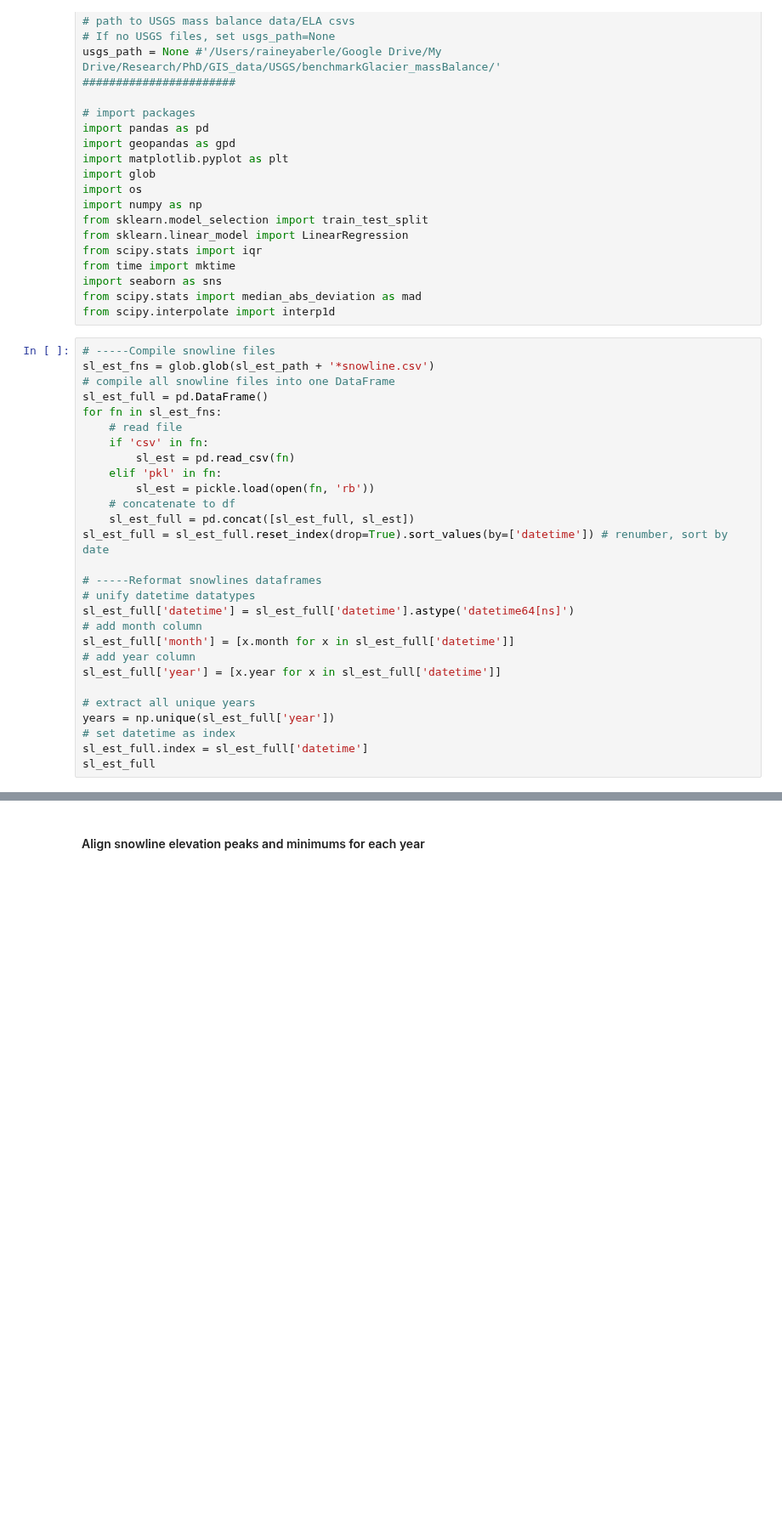
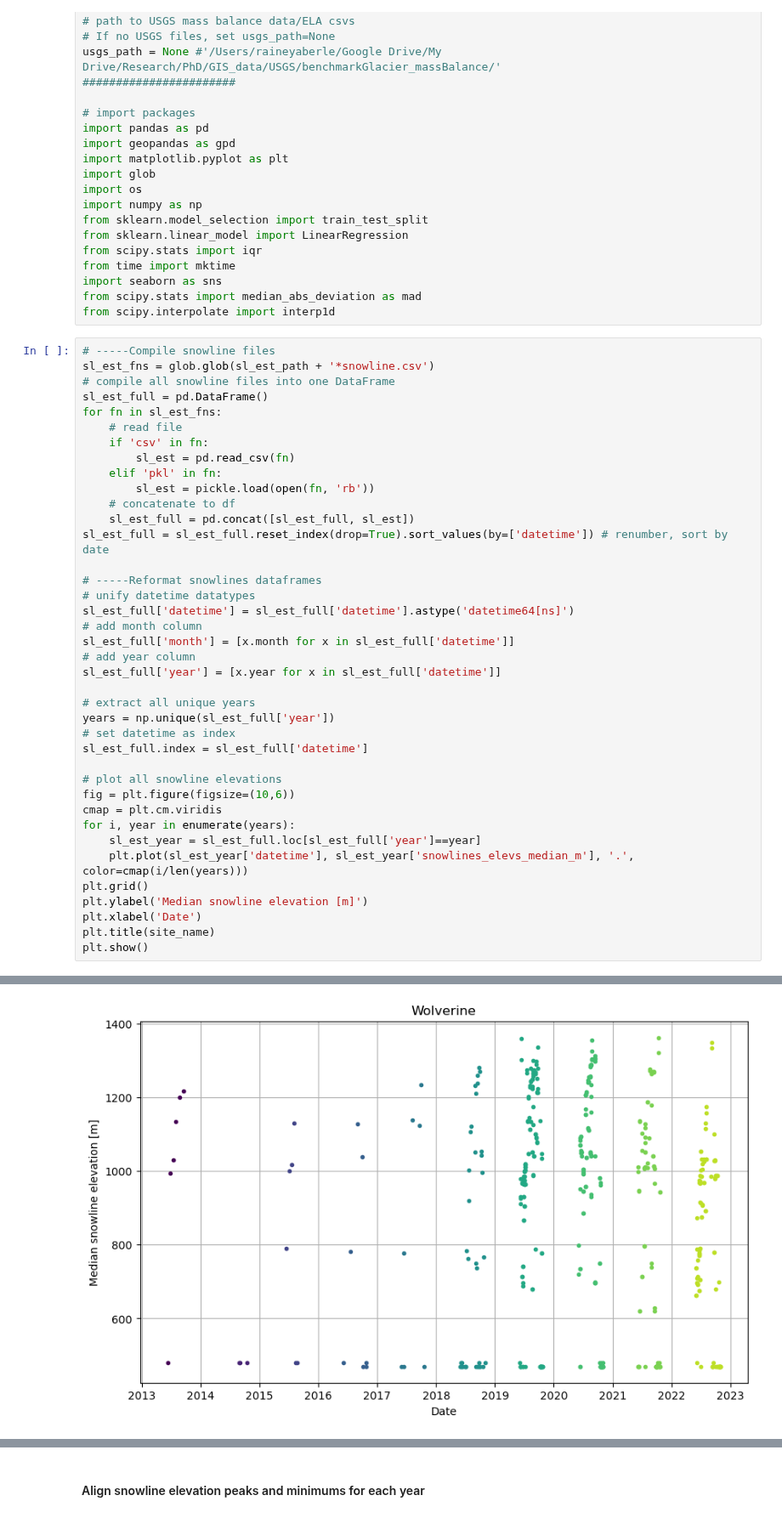
Before and after one commit to RaineyAbe/glacier-snow-cover-mapping, a Jupyter notebook: notebooks/drafts_untested/filter_snowline_timeseries_automatic.ipynb, the cells around one changed output, grey strips where cells are left out. Shown at 85% size. Drawn from its saved outputs; the diff is of its cells as text; blank space fills up the shorter version.

```diff
--- a/notebooks/drafts_untested/filter_snowline_timeseries_automatic.ipynb
+++ b/notebooks/drafts_untested/filter_snowline_timeseries_automatic.ipynb
@@ -56,5 +56,16 @@ sl_est_full['year'] = [x.year for x in sl_est_full['datetime']]
 years = np.unique(sl_est_full['year'])
 # set datetime as index
 sl_est_full.index = sl_est_full['datetime']
-sl_est_full
+
+# plot all snowline elevations
+fig = plt.figure(figsize=(10,6))
+cmap = plt.cm.viridis
+for i, year in enumerate(years):
+    sl_est_year = sl_est_full.loc[sl_est_full['year']==year]
+    plt.plot(sl_est_year['datetime'], sl_est_year['snowlines_elevs_median_m'], '.', color=cmap(i/len(years)))
+plt.grid()
+plt.ylabel('Median snowline elevation [m]')
+plt.xlabel('Date')
+plt.title(site_name)
+plt.show()
 # %% [output]
@@ -74,0 +72 @@ sl_est_full
+[figure, added]
```
Also changed, not shown: parts of 9 cells of this notebook, 4 other files.
